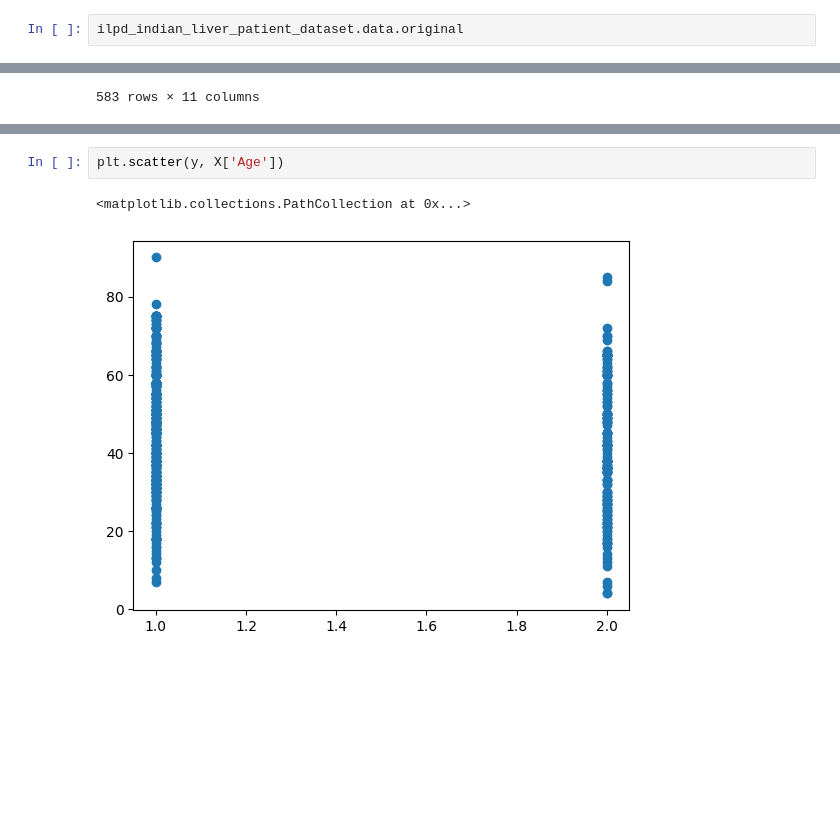
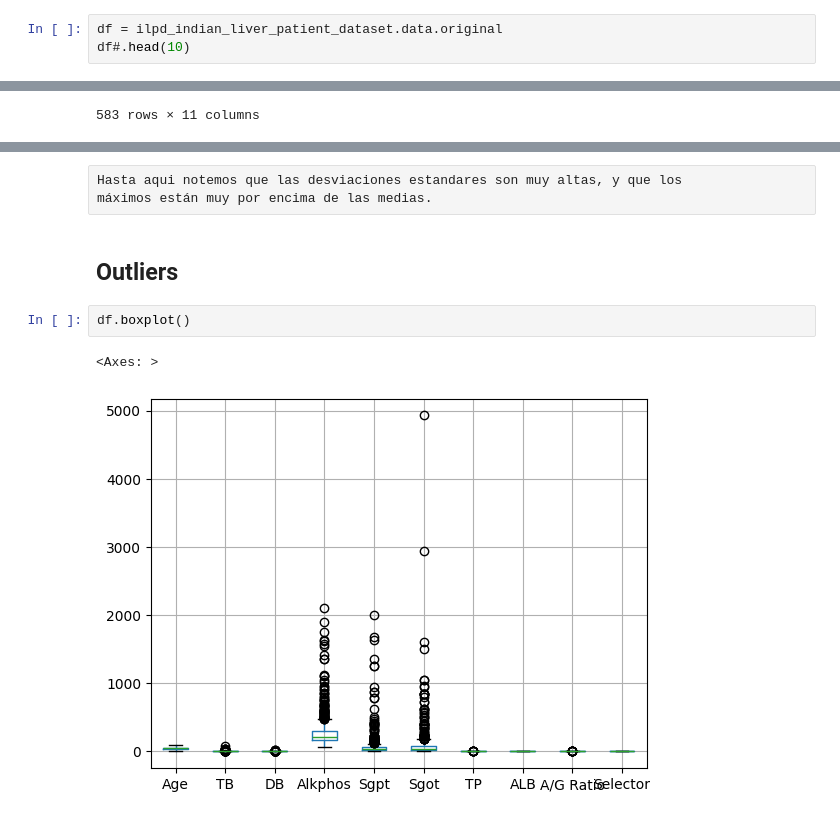
Before and after one commit to dui-luis-alberto-37/error_sesgo_varianza, a Jupyter notebook: T4_error_sesgo_variaza.ipynb, the cells around one changed output, grey strips where cells are left out. Saved outputs shown, nothing was run; the diff lists cells and outputs as text; blank space fills up the shorter version.

```diff
--- a/T4_error_sesgo_variaza.ipynb
+++ b/T4_error_sesgo_variaza.ipynb
@@ -38,5 +52,6 @@ ilpd_indian_liver_patient_dataset.variables['description'][10]
 # %%
-ilpd_indian_liver_patient_dataset.data.original
+df = ilpd_indian_liver_patient_dataset.data.original
+df#.head(10)
 # %% [output]
 |  | Age | Gender | TB | DB | Alkphos | Sgpt | Sgot | TP | ALB | A/G Ratio | Selector |
 | 0 | 65 | Female | 0.7 | 0.1 | 187 | 16 | 18 | 6.8 | 3.3 | 0.90 | 1 |
@@ -69,5 +81,10 @@ Name: Age, Length: 583, dtype: int64
+# %% [raw]
+Hasta aqui notemos que las desviaciones estandares son muy altas, y que los
+máximos están muy por encima de las medias.
+# %% [markdown]
+## Outliers
 # %%
-plt.scatter(y, X['Age'])
+df.boxplot()
 # %% [output]
-<matplotlib.collections.PathCollection at 0x...>
+<Axes: >
-[figure, old version]
+[figure, new version]
```
Also changed, not shown: parts of 14 cells of this notebook.
